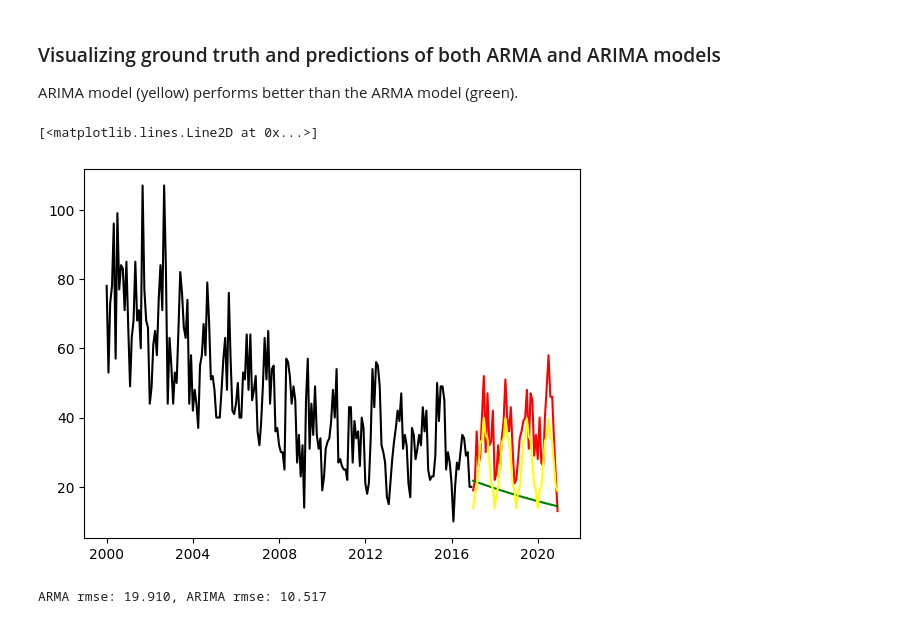
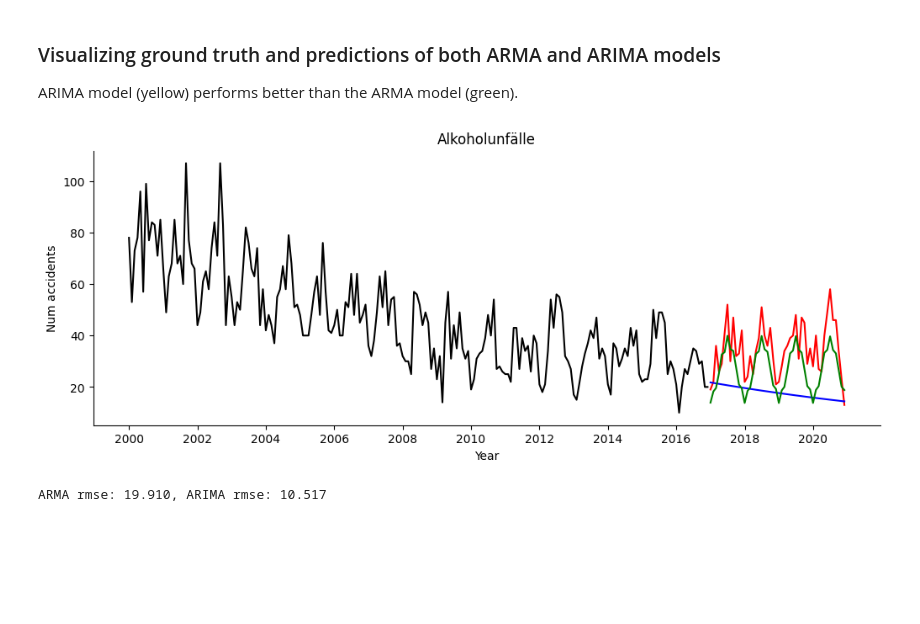
Before and after one commit to induilanchezian/AI_challenge_24, a Jupyter notebook: data_analysis.ipynb, the cells around one changed output. Cells and saved outputs as stored; diff of their text form; code cells hidden in the pictures; blank space fills up the shorter version.

```diff
--- a/data_analysis.ipynb
+++ b/data_analysis.ipynb
@@ -39,6 +40,18 @@ org['MONATSZAHL'].unique()
 array(['Alkoholunfälle', 'Fluchtunfälle', 'Verkehrsunfälle'], dtype=object)
 # %% [markdown]
 ### Processing records of each category and visualizing trends
+# %%
+def plot_time_series(df, category, color):
+    fig = plt.figure(figsize=(10,4), constrained_layout=True)
+    ax = plt.subplot(111)
+    ax.plot(df['PERIOD'], df['WERT'], color=color)
+    plt.title(f'{category}')
+    plt.xlabel('Year')
+    plt.ylabel('Num accidents')
+
+    ax.spines[['right', 'top']].set_visible(False)
+    plt.xticks(df['PERIOD'].to_numpy()[::24], labels=df['JAHR'][::24])
+    plt.savefig(f'{category}_timeseries.png', dpi=300, transparent=True)
 # %%
 def process_per_category(df_full, category):
     df = df_full[df_full['JAHR'] <= 2021]
@@ -48,13 +61,11 @@ def process_per_category(df_full, category):
 
     df['PERIOD'] = pd.to_datetime(df['MONAT'], format='%Y%m')
     df = df.sort_values(by='PERIOD')
-
-    fig = plt.figure(figsize=(6,4))
-    plt.plot(df['PERIOD'], df['WERT'])
-    plt.title(f'{category}')
     return df
 # %%
 dfs = {}
-for cat in org['MONATSZAHL'].unique():
+colors = ['blue', 'green', 'orange']
+for cat, color in zip(org['MONATSZAHL'].unique(), colors):
     dfs[cat] = process_per_category(org, cat)
+    plot_time_series(dfs[cat], cat, color=color)
 # %% [output]
@@ -172,13 +194,26 @@ y_pred_df_ARIMA["Predictions"] = model_ARIMA.predict(start = y_pred_df_ARIMA.ind
 
 ARIMA model (yellow) performs better than the ARMA model (green).
 # %%
-plt.plot(train['PERIOD'], train['WERT'], color='black')
-plt.plot(val['PERIOD'], val['WERT'], color='red')
-plt.plot(val['PERIOD'], y_pred_df_ARMA['Predictions'], color='green')
-plt.plot(val['PERIOD'], y_pred_df_ARIMA['Predictions'], color='yellow')
+fig = plt.figure(figsize=(10,4), constrained_layout=True)
+ax = plt.subplot(111)
+ax.plot(train['PERIOD'], train['WERT'], color='black')
+ax.plot(val['PERIOD'], val['WERT'], color='red')
+ax.plot(val['PERIOD'], y_pred_df_ARMA['Predictions'], color='blue')
+ax.plot(val['PERIOD'], y_pred_df_ARIMA['Predictions'], color='green')
+plt.title('Alkoholunfälle')
+plt.xlabel('Year')
+plt.ylabel('Num accidents')
+
+ax.spines[['right', 'top']].set_visible(False)
+plt.xticks(df['PERIOD'].to_numpy()[::24], labels=df['JAHR'][::24])
+plt.savefig(f'predictions_timeseries.png', dpi=300, transparent=True)
+
+# plt.plot(train['PERIOD'], train['WERT'], color='black')
+# plt.plot(val['PERIOD'], val['WERT'], color='red')
+# plt.plot(val['PERIOD'], y_pred_df_ARMA['Predictions'], color='green')
+# plt.plot(val['PERIOD'], y_pred_df_ARIMA['Predictions'], color='blue')
 # %% [output]
-[<matplotlib.lines.Line2D at 0x...>]
-[figure, old version]
+[figure, new version]
 # %%
 rmse_ARMA = sqrt(mean_squared_error(val['WERT'], y_pred_df_ARMA["Predictions"]))
 rmse_ARIMA = sqrt(mean_squared_error(val['WERT'], y_pred_df_ARIMA["Predictions"]))
```
Also changed, not shown: parts of 8 cells of this notebook, 14 other files.
